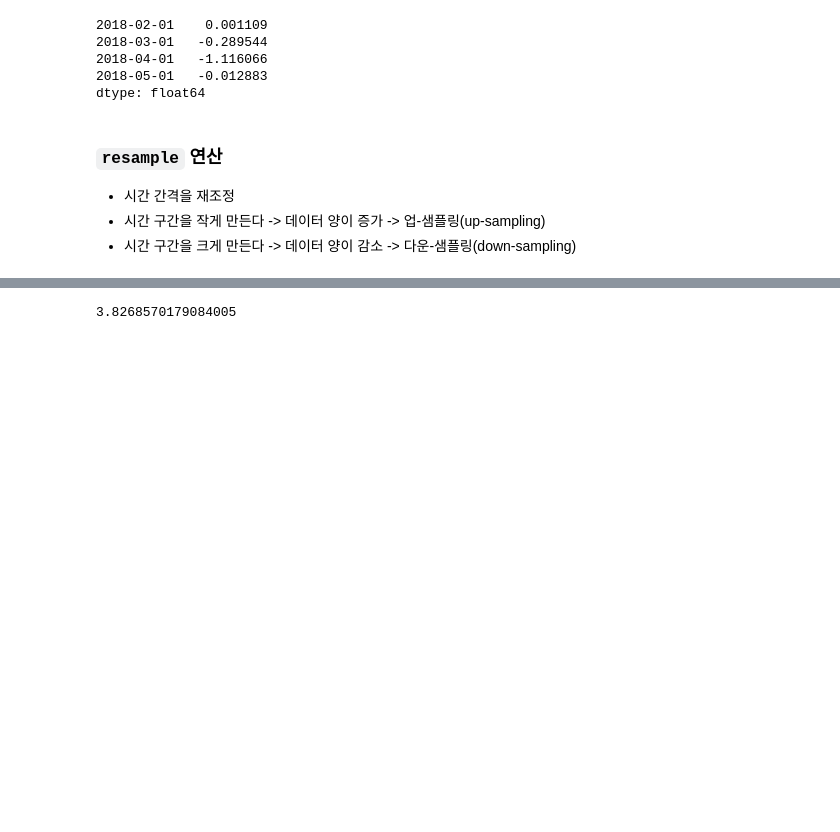
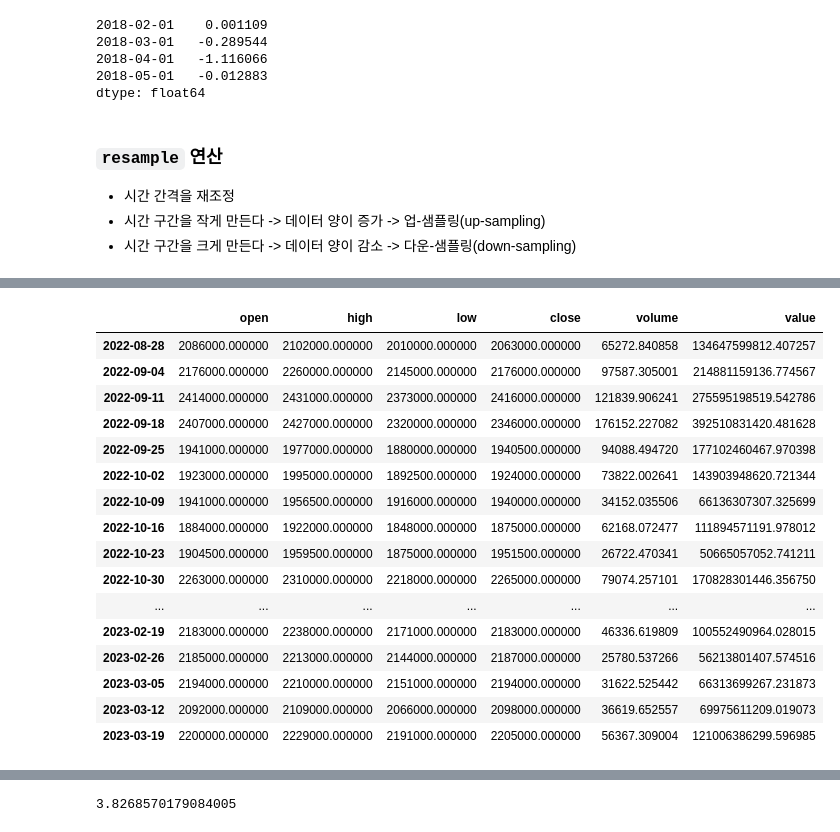
Before and after one commit to hiid0726/DataAnalysis, a Jupyter notebook: hiid0726/ch06_03_데이터프레임_심화_ym.ipynb, the cells around one changed output, grey strips where cells are left out. Cells and saved outputs as stored; diff of their text form; code cells hidden in the pictures; blank space fills up the shorter version.

```diff
--- a/hiid0726/ch06_03_데이터프레임_심화_ym.ipynb
+++ b/hiid0726/ch06_03_데이터프레임_심화_ym.ipynb
@@ -898,2 +1120,22 @@ Freq: W-SUN, dtype: float64
+# %%
+eth.resample('W').max()
+# %% [output]
+|  | open | high | low | close | volume | value |
+| 2022-08-28 | 2086000.000000 | 2102000.000000 | 2010000.000000 | 2063000.000000 | 65272.840858 | 134647599812.407257 |
+| 2022-09-04 | 2176000.000000 | 2260000.000000 | 2145000.000000 | 2176000.000000 | 97587.305001 | 214881159136.774567 |
+| 2022-09-11 | 2414000.000000 | 2431000.000000 | 2373000.000000 | 2416000.000000 | 121839.906241 | 275595198519.542786 |
+| 2022-09-18 | 2407000.000000 | 2427000.000000 | 2320000.000000 | 2346000.000000 | 176152.227082 | 392510831420.481628 |
+| 2022-09-25 | 1941000.000000 | 1977000.000000 | 1880000.000000 | 1940500.000000 | 94088.494720 | 177102460467.970398 |
+| 2022-10-02 | 1923000.000000 | 1995000.000000 | 1892500.000000 | 1924000.000000 | 73822.002641 | 143903948620.721344 |
+| 2022-10-09 | 1941000.000000 | 1956500.000000 | 1916000.000000 | 1940000.000000 | 34152.035506 | 66136307307.325699 |
+| 2022-10-16 | 1884000.000000 | 1922000.000000 | 1848000.000000 | 1875000.000000 | 62168.072477 | 111894571191.978012 |
+| 2022-10-23 | 1904500.000000 | 1959500.000000 | 1875000.000000 | 1951500.000000 | 26722.470341 | 50665057052.741211 |
+| 2022-10-30 | 2263000.000000 | 2310000.000000 | 2218000.000000 | 2265000.000000 | 79074.257101 | 170828301446.356750 |
+| ... | ... | ... | ... | ... | ... | ... |
+| 2023-02-19 | 2183000.000000 | 2238000.000000 | 2171000.000000 | 2183000.000000 | 46336.619809 | 100552490964.028015 |
+| 2023-02-26 | 2185000.000000 | 2213000.000000 | 2144000.000000 | 2187000.000000 | 25780.537266 | 56213801407.574516 |
+| 2023-03-05 | 2194000.000000 | 2210000.000000 | 2151000.000000 | 2194000.000000 | 31622.525442 | 66313699267.231873 |
+| 2023-03-12 | 2092000.000000 | 2109000.000000 | 2066000.000000 | 2098000.000000 | 36619.652557 | 69975611209.019073 |
+| 2023-03-19 | 2200000.000000 | 2229000.000000 | 2191000.000000 | 2205000.000000 | 56367.309004 | 121006386299.596985 |
 # %%
 # .first / .last : 맨 앞과 맨 마지막
```
Also changed, not shown: parts of 93 cells of this notebook.
